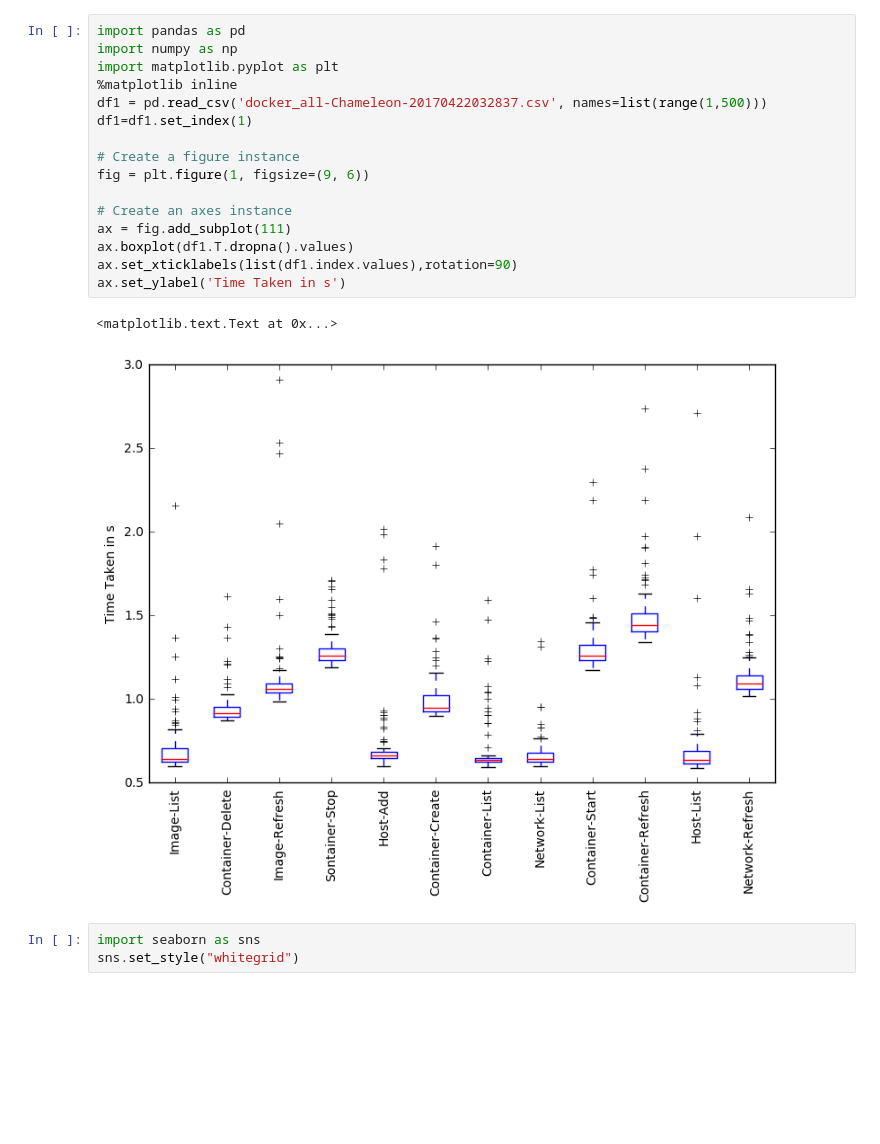
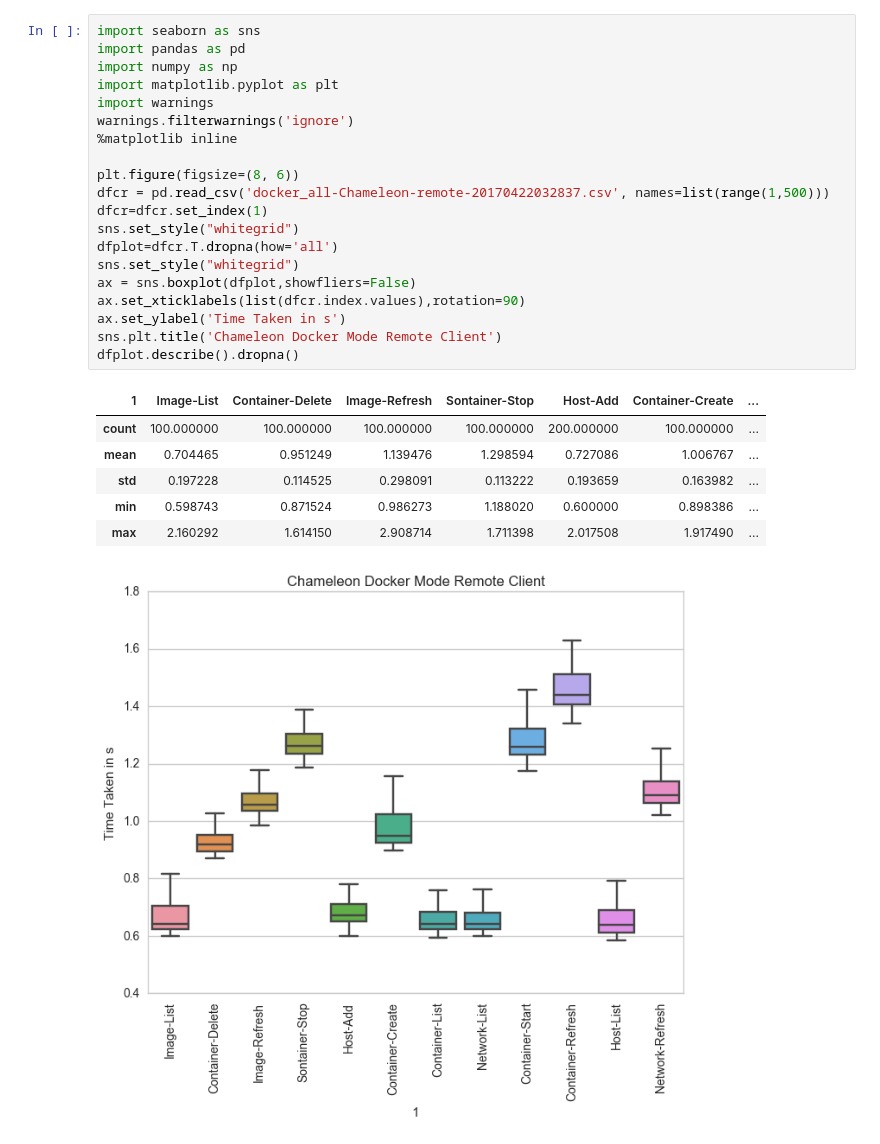
Before and after one commit to cloudmesh/cloudmesh-docker-eve, a Jupyter notebook: benchmark/Benchmark-Plot.ipynb, the cells around one changed output. Cells and saved outputs as stored; diff of their text form; blank space fills up the shorter version.

Commit message:
new:usr Check in Bench Mark Plot

```diff
--- a/benchmark/Benchmark-Plot.ipynb
+++ b/benchmark/Benchmark-Plot.ipynb
@@ -1,22 +1,28 @@
 # %%
+import seaborn as sns
 import pandas as pd
 import numpy as np
 import matplotlib.pyplot as plt
+import warnings
+warnings.filterwarnings('ignore')
 %matplotlib inline
-df1 = pd.read_csv('docker_all-Chameleon-20170422032837.csv', names=list(range(1,500)))
-df1=df1.set_index(1)
 
-# Create a figure instance
-fig = plt.figure(1, figsize=(9, 6))
-
-# Create an axes instance
-ax = fig.add_subplot(111)
-ax.boxplot(df1.T.dropna().values)
-ax.set_xticklabels(list(df1.index.values),rotation=90)
+plt.figure(figsize=(8, 6))
+dfcr = pd.read_csv('docker_all-Chameleon-remote-20170422032837.csv', names=list(range(1,500)))
+dfcr=dfcr.set_index(1)
+sns.set_style("whitegrid")
+dfplot=dfcr.T.dropna(how='all')
+sns.set_style("whitegrid")
+ax = sns.boxplot(dfplot,showfliers=False)
+ax.set_xticklabels(list(dfcr.index.values),rotation=90)
 ax.set_ylabel('Time Taken in s')
+sns.plt.title('Chameleon Docker Mode Remote Client')
+dfplot.describe().dropna()
 # %% [output]
-<matplotlib.text.Text at 0x...>
+| 1 | Image-List | Container-Delete | Image-Refresh | Sontainer-Stop | Host-Add | Container-Create | ... |
+| count | 100.000000 | 100.000000 | 100.000000 | 100.000000 | 200.000000 | 100.000000 | ... |
+| mean | 0.704465 | 0.951249 | 1.139476 | 1.298594 | 0.727086 | 1.006767 | ... |
+| std | 0.197228 | 0.114525 | 0.298091 | 0.113222 | 0.193659 | 0.163982 | ... |
+| min | 0.598743 | 0.871524 | 0.986273 | 1.188020 | 0.600000 | 0.898386 | ... |
+| max | 2.160292 | 1.614150 | 2.908714 | 1.711398 | 2.017508 | 1.917490 | ... |
-[figure, old version]
+[figure, new version]
-# %%
-import seaborn as sns
-sns.set_style("whitegrid")
```
Also changed, not shown: parts of 10 cells of this notebook, 1 other file.
